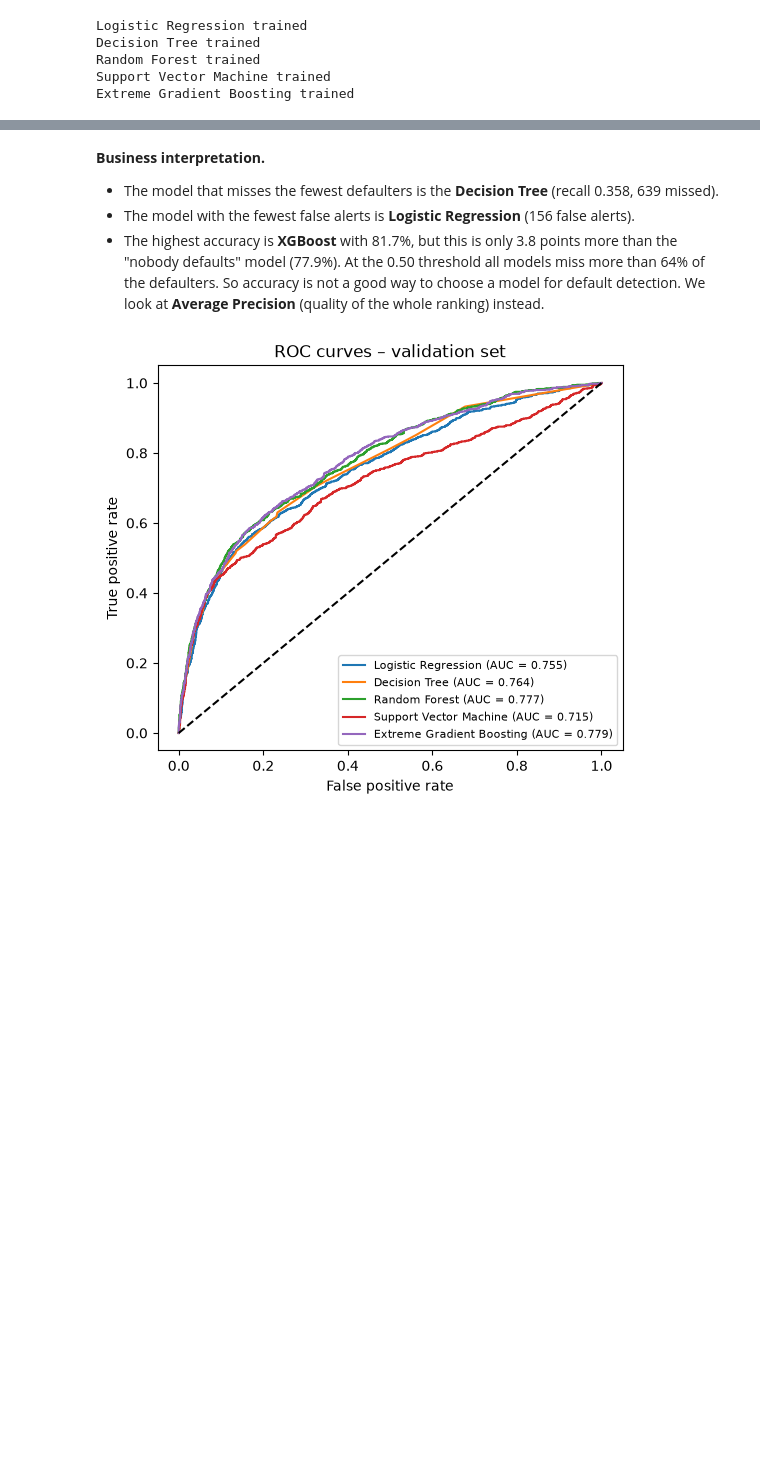
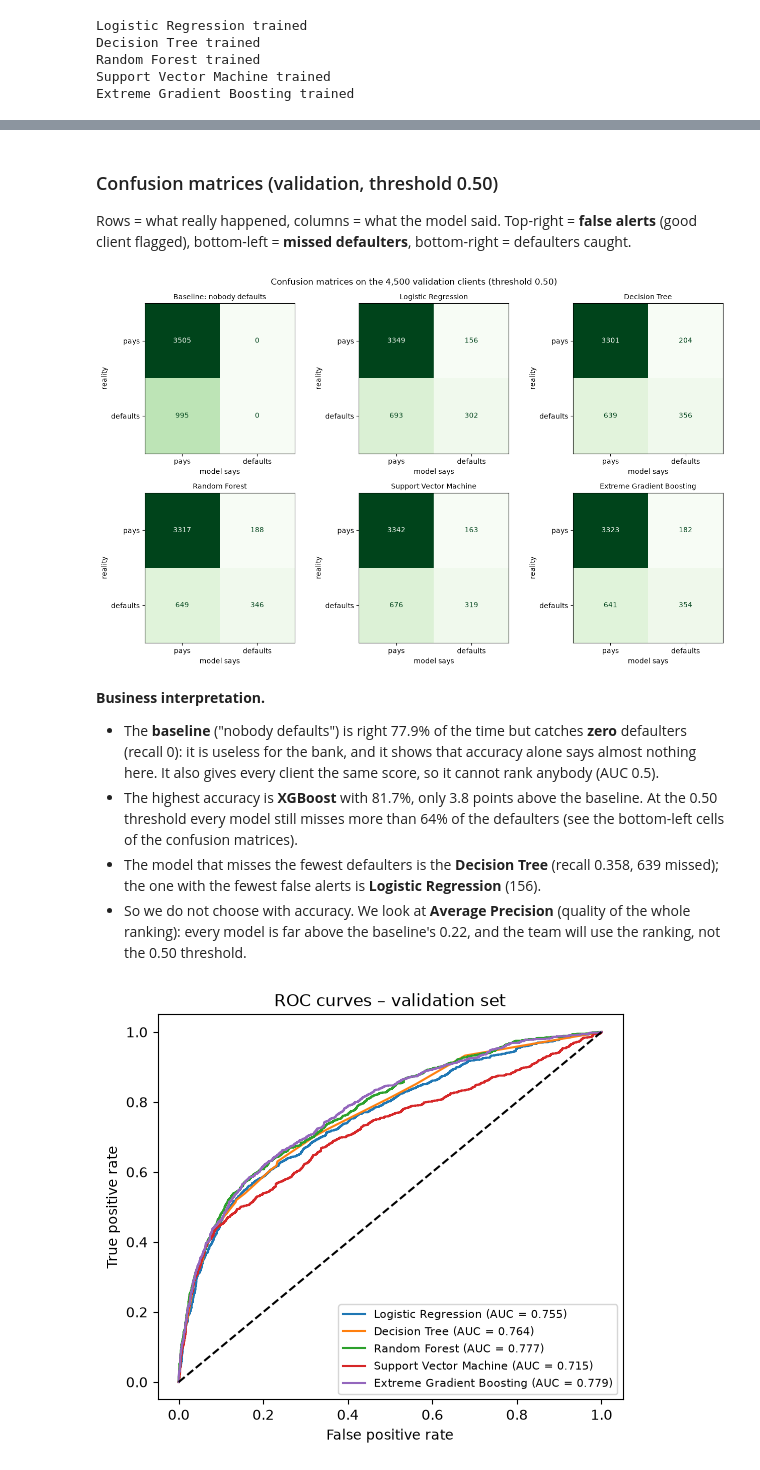
Before and after one commit to juliakozhina2966-cpu/Midterm1_AI_Applications, a Jupyter notebook: notebooks/credit_default_analysis.ipynb, the cells around one changed output, grey strips where cells are left out. Cells and saved outputs as stored; diff of their text form; code cells hidden in the pictures; blank space fills up the shorter version.

```diff
--- a/notebooks/credit_default_analysis.ipynb
+++ b/notebooks/credit_default_analysis.ipynb
@@ -306,13 +321,36 @@ table_050.round(3)
 | Random Forest | 0.814 | 0.648 | 0.348 | 0.453 | 534 | 649 | 188 | ... |
 | Support Vector Machine | 0.814 | 0.662 | 0.321 | 0.432 | 482 | 676 | 163 | ... |
 | Extreme Gradient Boosting | 0.817 | 0.660 | 0.356 | 0.462 | 536 | 641 | 182 | ... |
+# %% [markdown]
+### Confusion matrices (validation, threshold 0.50)
+Rows = what really happened, columns = what the model said. Top-right = **false alerts** (good client flagged),
+bottom-left = **missed defaulters**, bottom-right = defaulters caught.
+# %%
+from sklearn.metrics import ConfusionMatrixDisplay
+
+fig, axes = plt.subplots(2, 3, figsize=(13, 8))
+for ax, (name, predicted) in zip(axes.ravel(), valid_predictions.items()):
+    ConfusionMatrixDisplay.from_predictions(
+        y_valid, predicted, display_labels=['pays', 'defaults'],
+        cmap='Greens', colorbar=False, values_format='d', ax=ax)
+    ax.set_title(name, fontsize=10)
+    ax.set_xlabel('model says')
+    ax.set_ylabel('reality')
+plt.suptitle('Confusion matrices on the 4,500 validation clients (threshold 0.50)')
+plt.tight_layout()
+plt.show()
+# %% [output]
+[figure, added]
 # %% [markdown]
 **Business interpretation.**
-- The model that misses the fewest defaulters is the **Decision Tree** (recall 0.358, 639 missed).
-- The model with the fewest false alerts is **Logistic Regression** (156 false alerts).
-- The highest accuracy is **XGBoost** with 81.7%, but this is only 3.8 points more than the "nobody defaults" model (77.9%).
-  At the 0.50 threshold all models miss more than 64% of the defaulters. So accuracy is not a good way to choose a model for default detection.
-  We look at **Average Precision** (quality of the whole ranking) instead.
+- The **baseline** ("nobody defaults") is right 77.9% of the time but catches **zero** defaulters (recall 0): it is useless for the bank,
+  and it shows that accuracy alone says almost nothing here. It also gives every client the same score, so it cannot rank anybody (AUC 0.5).
+- The highest accuracy is **XGBoost** with 81.7%, only 3.8 points above the baseline. At the 0.50 threshold every model still misses
+  more than 64% of the defaulters (see the bottom-left cells of the confusion matrices).
+- The model that misses the fewest defaulters is the **Decision Tree** (recall 0.358, 639 missed);
+  the one with the fewest false alerts is **Logistic Regression** (156).
+- So we do not choose with accuracy. We look at **Average Precision** (quality of the whole ranking): every model is far above
+  the baseline's 0.22, and the team will use the ranking, not the 0.50 threshold.
 # %%
 from sklearn.metrics import roc_curve
 
```
Also changed, not shown: parts of 1 cell of this notebook, 1 other file.
